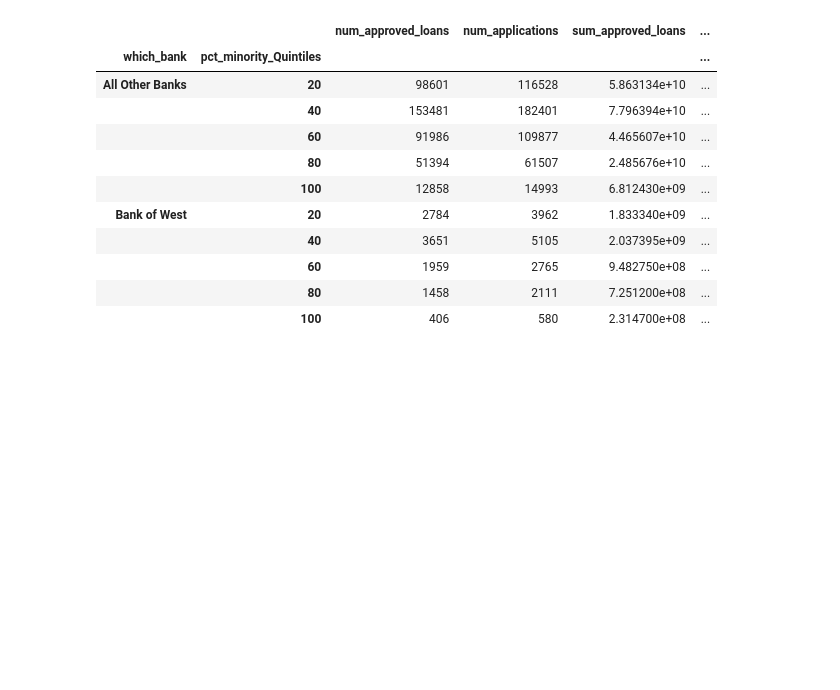
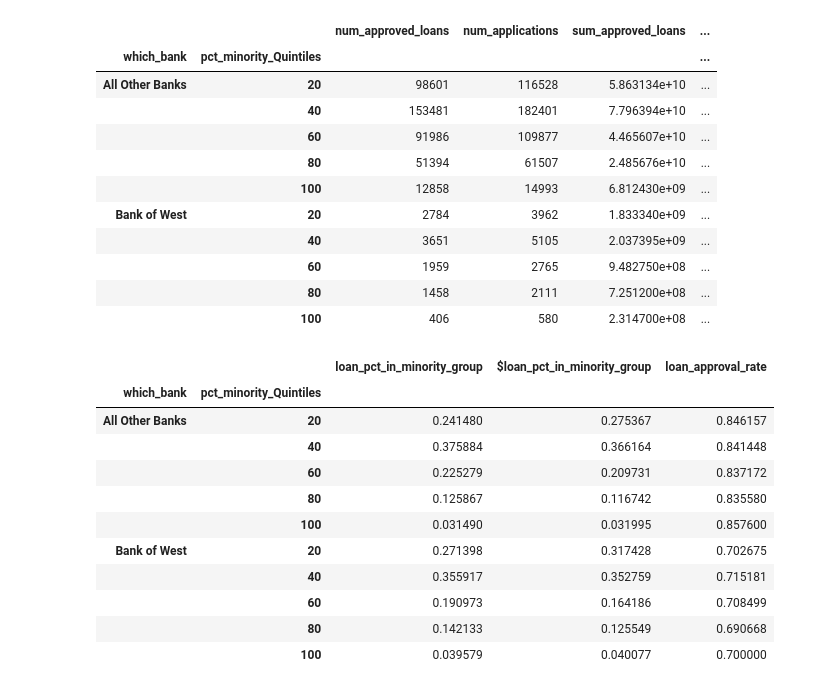
Before and after one commit to LeDataSciFi/FinTech-Capstone-2023, a Jupyter notebook: code/TablesCA.ipynb, the cells around one changed output. Cells and saved outputs as stored; diff of their text form; code cells hidden in the pictures; blank space fills up the shorter version.

```diff
--- a/code/TablesCA.ipynb
+++ b/code/TablesCA.ipynb
@@ -57,6 +59,21 @@ Quintiles_loan_table3
 |  | 60 | 1959 | 2765 | 9.482750e+08 | ... |
 |  | 80 | 1458 | 2111 | 7.251200e+08 | ... |
 |  | 100 | 406 | 580 | 2.314700e+08 | ... |
+# %%
+Quintiles_loan_table3.iloc[:,-3:]
+# %% [output]
+|  |  | loan_pct_in_minority_group | $loan_pct_in_minority_group | loan_approval_rate |
+| which_bank | pct_minority_Quintiles |  |  |  |
+| All Other Banks | 20 | 0.241480 | 0.275367 | 0.846157 |
+|  | 40 | 0.375884 | 0.366164 | 0.841448 |
+|  | 60 | 0.225279 | 0.209731 | 0.837172 |
+|  | 80 | 0.125867 | 0.116742 | 0.835580 |
+|  | 100 | 0.031490 | 0.031995 | 0.857600 |
+| Bank of West | 20 | 0.271398 | 0.317428 | 0.702675 |
+|  | 40 | 0.355917 | 0.352759 | 0.715181 |
+|  | 60 | 0.190973 | 0.164186 | 0.708499 |
+|  | 80 | 0.142133 | 0.125549 | 0.690668 |
+|  | 100 | 0.039579 | 0.040077 | 0.700000 |
 # %%
 data['pct_White'] = data['Tot.WhitePop']/data['Tot.Pop'] * 100
 data['pct_Black'] = data['Tot.BlackPop ']/data['Tot.Pop'] * 100
```
Also changed, not shown: parts of 2 cells of this notebook, 2 other files.
